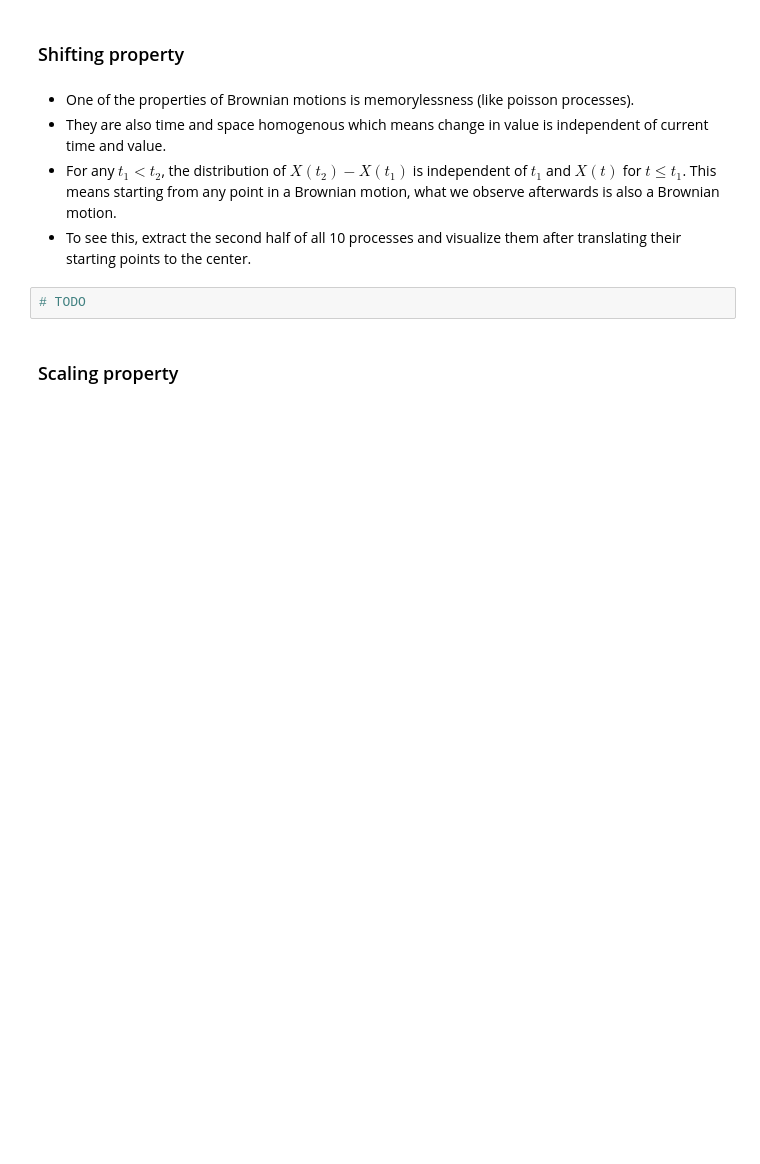
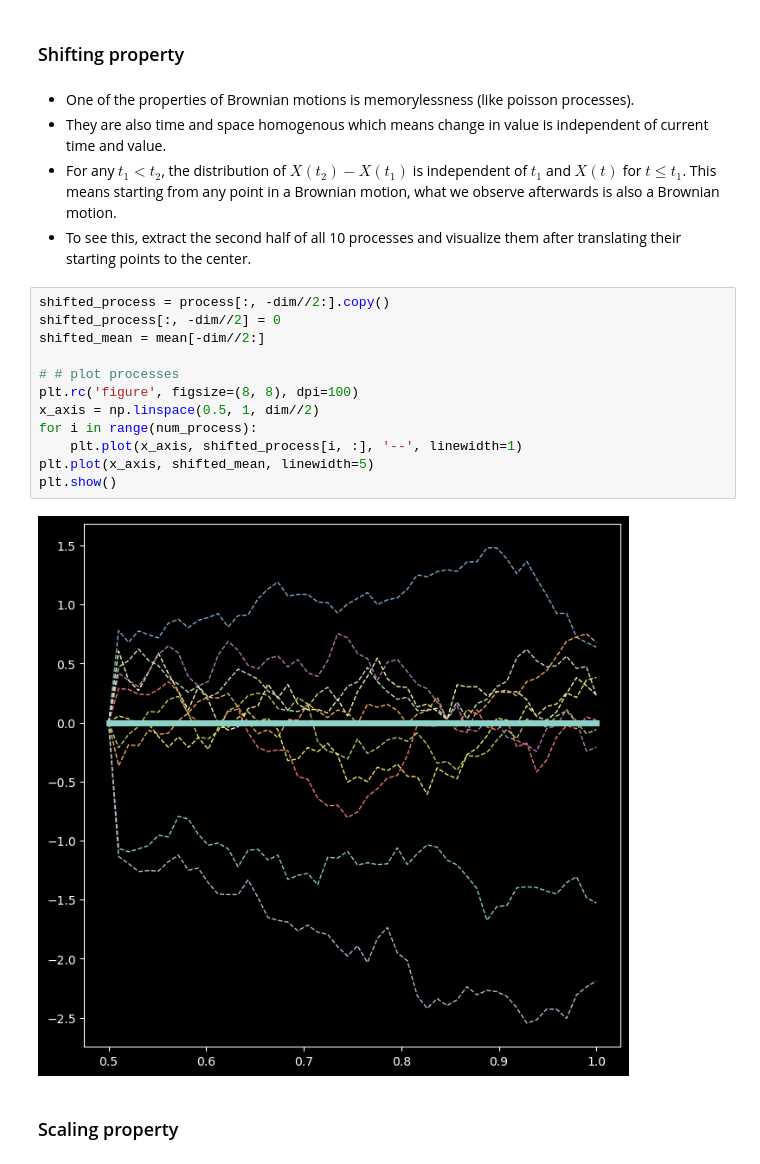
Before and after one commit to mohammadmozafari/stochastic-processes, a Jupyter notebook: hw1/Gaussian Process.ipynb, the cells around one changed output. Cells and saved outputs as stored; diff of their text form; blank space fills up the shorter version.

```diff
--- a/hw1/Gaussian Process.ipynb
+++ b/hw1/Gaussian Process.ipynb
@@ -87,8 +87,20 @@ plt.show()
 * They are also time and space homogenous which means change in value is independent of current time and value.
 * For any $t_1 < t_2$, the distribution of $X(t_2)-X(t_1)$ is independent of $t_1$ and $X(t)$ for $t \leq t_1$. This means starting from any point in a Brownian motion, what we observe afterwards is also a Brownian motion.
 * To see this, extract the second half of all 10 processes and visualize them after translating their starting points to the center.
-# %%
-# TODO
+# %%
+shifted_process = process[:, -dim//2:].copy()
+shifted_process[:, -dim//2] = 0
+shifted_mean = mean[-dim//2:]
+
+# # plot processes
+plt.rc('figure', figsize=(8, 8), dpi=100)
+x_axis = np.linspace(0.5, 1, dim//2)
+for i in range(num_process):
+    plt.plot(x_axis, shifted_process[i, :], '--', linewidth=1)
+plt.plot(x_axis, shifted_mean, linewidth=5)
+plt.show()
+# %% [output]
+[figure, added]
 # %% [markdown]
 ### Scaling property
 # %% [markdown]
```
Also changed, not shown: parts of 6 cells of this notebook.
